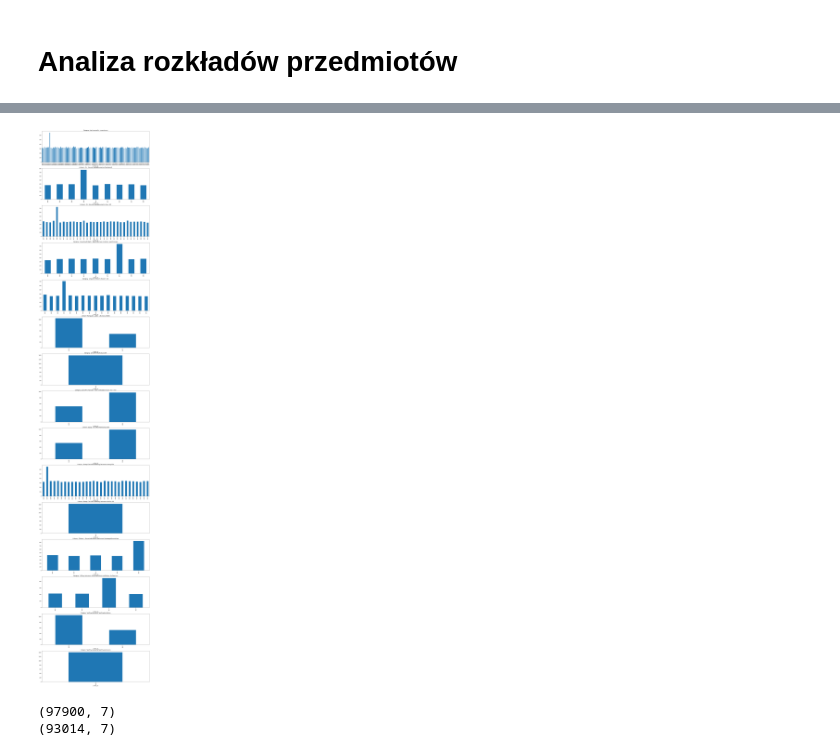
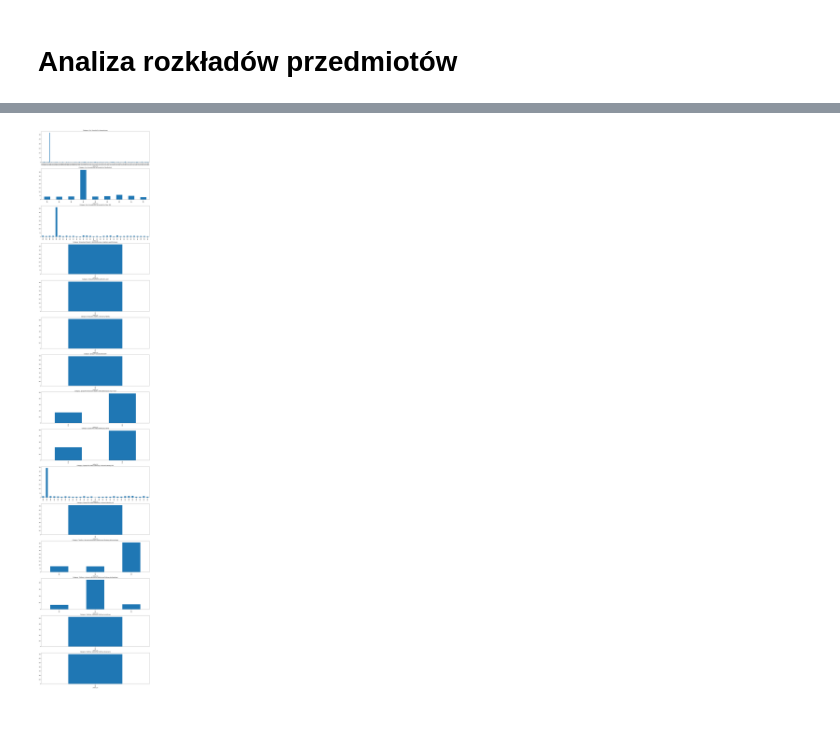
Before and after one commit to Laszer271/IUM-project, a Jupyter notebook: EDA.ipynb, the cells around one changed output, grey strips where cells are left out. Drawn from its saved outputs; the diff is of its cells as text; code cells hidden in the pictures; blank space fills up the shorter version.

```diff
--- a/EDA.ipynb
+++ b/EDA.ipynb
@@ -451,7 +469,7 @@ Stwórzmy teraz syntetyczny dataset z użytkownikami w celu sprawdzenia, czy wyb
 # %%
 import random
 
-def generate_users(n_users):
+def generate_users(n_users, df):
     users_sessions = df.groupby('user_id')['session_id'].nunique()
     sessions = df['session_id'].unique()
 
@@ -465,14 +483,13 @@ def generate_users(n_users):
     generated_sessions = pd.DataFrame(generated_sessions)
 
     df_gen = generated_sessions.set_index('session_id')
-    df_gen = df_sessions.drop(columns='user_id').join(df_gen, on='session_id')
-    df_temp = df_products.set_index('product_id')
-    df_gen = df_gen.join(df_temp, on='product_id')
+
+    df_gen = df.drop(columns='user_id').join(df_gen, on='session_id')
     return df_gen
 # %%
 # it can take up to a minute
-gen_users = generate_users(len(users_embeddings) * 100) # * 100 to generate larger sample
-gen_users_embeddings = get_embeddings(gen_users)
+gen_users = generate_users(len(users_embeddings) * 100, df) # * 100 to generate larger sample
+gen_users_embeddings, _ = get_embeddings(gen_users)
 # %%
 gen_corr = gen_users_embeddings.corr()
 plt.matshow(gen_corr)
@@ -581,8 +598,8 @@ unique_categories_counts = []
 n_iterations = 100
 
 for i in range(n_iterations):
-    temp_users = generate_users(len(users_embeddings))
-    temp_embeddings = get_embeddings(temp_users)
+    temp_users = generate_users(len(users_embeddings), df)
+    temp_embeddings, _ = get_embeddings(temp_users)
     temp_corr = temp_embeddings.corr()
     temp_corr_diff = (gen_corr - temp_corr).abs()
 
@@ -637,0 +659,13 @@ df.head()
+# %%
+categories = sorted(df_viewed['category_path'].unique())
+
+plt.figure(figsize=(20, len(categories) * 7))
+for i, category in enumerate(categories):
+    plt.subplot(len(categories), 1, i+1)
+    plt.title(f'Category: {category}')
+    temp = df_viewed[df_viewed['category_path'] == category]
+    temp.groupby(['product_id'])['product_id'].count().plot(kind='bar')
+    temp_gb = temp.groupby(['product_id'])['product_id'].count()
+    temp_gb.plot(kind='bar')
+    assert(int(temp_gb.idxmax()) in duplicated_products) # checking if the most viewed product is always the same as the one being duplicated
+plt.show()
@@ -638,20 +674,14 @@ df.head()
 # %%
-categories = sorted(df['category_path'].unique())
+categories = sorted(df_bought['category_path'].unique())
 
 plt.figure(figsize=(20, len(categories) * 7))
 for i, category in enumerate(categories):
     plt.subplot(len(categories), 1, i+1)
     plt.title(f'Category: {category}')
-    temp = df[df['category_path'] == category]
-    temp.groupby(['product_id'])['product_id'].count().plot(kind='bar')
+    temp = df_bought[df_bought['category_path'] == category]
+    temp_gb = temp.groupby(['product_id'])['product_id'].count()
+    temp_gb.plot(kind='bar')
+    assert(temp_gb.idxmax() in duplicated_products) # checking if the most bought product is always the same as the one being duplicated
 plt.show()
 # %% [output]
-[figure, old version]
+[figure, new version]
-# %%
-df_sessions = pd.DataFrame(read_data(drive + 'sessions.jsonl'))
-print(df_sessions.shape)
-df_sessions = df_sessions[df_sessions["product_id"].notna()]
-print(df_sessions.shape)
-# %% [output]
-(97900, 7)
-(93014, 7)
```
Also changed, not shown: parts of 63 cells of this notebook.
